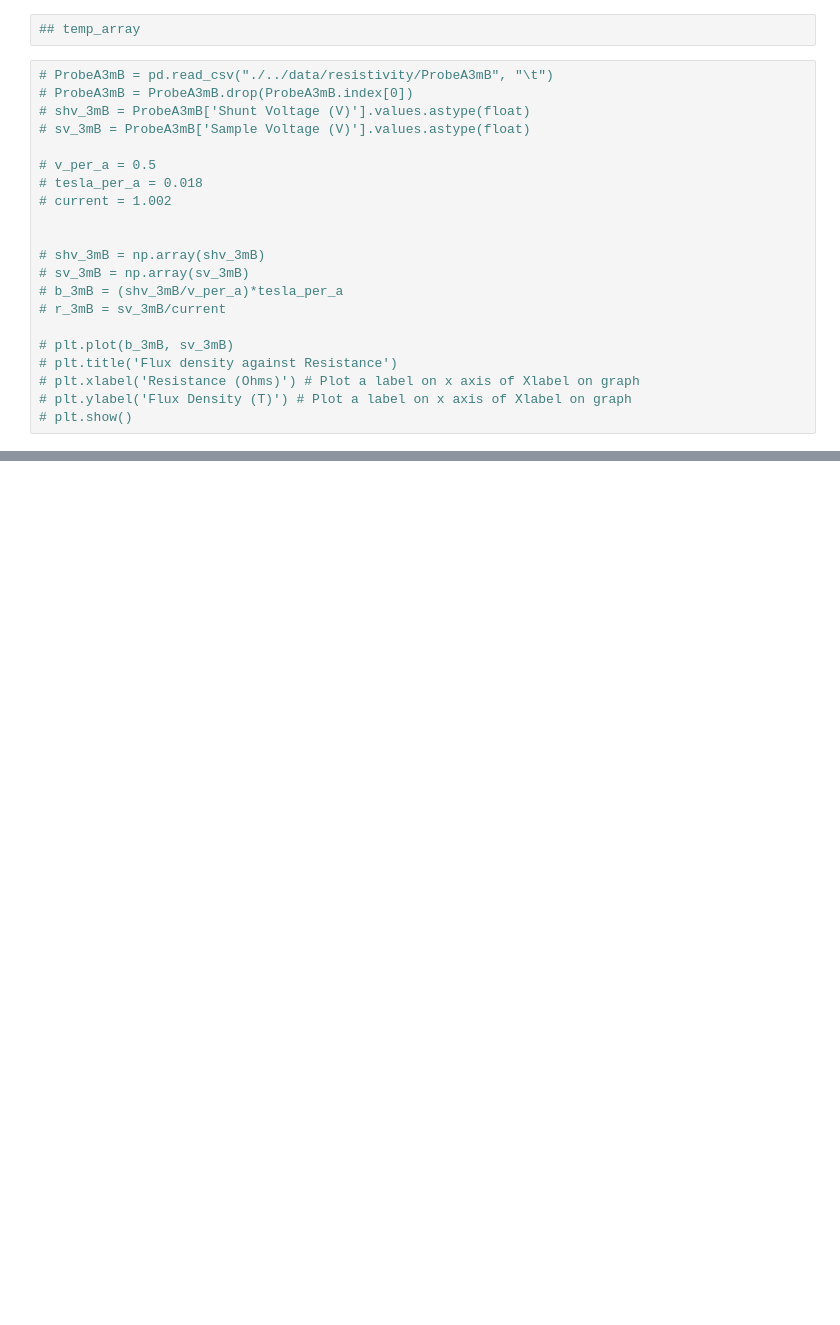
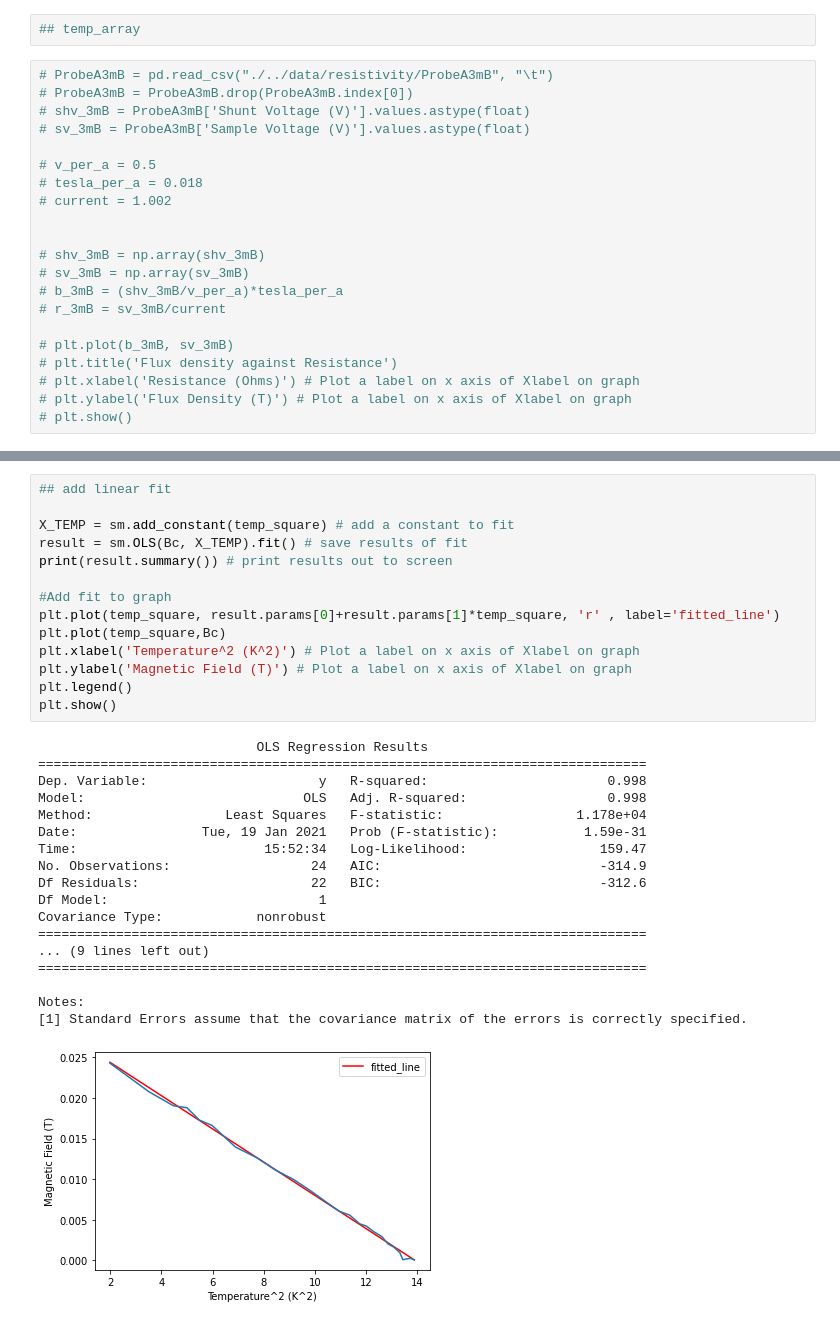
Before and after one commit to a5v/superconductivity, a Jupyter notebook: notebooks/resistivity.ipynb, the cells around one changed output, grey strips where cells are left out. Saved outputs shown, nothing was run; the diff lists cells and outputs as text; blank space fills up the shorter version.

```diff
--- a/notebooks/resistivity.ipynb
+++ b/notebooks/resistivity.ipynb
@@ -233,0 +268,33 @@ plt.plot(isv_array[0],shv_array[0])
+# %%
+## add linear fit
+
+X_TEMP = sm.add_constant(temp_square) # add a constant to fit
+result = sm.OLS(Bc, X_TEMP).fit() # save results of fit
+print(result.summary()) # print results out to screen
+
+#Add fit to graph
+plt.plot(temp_square, result.params[0]+result.params[1]*temp_square, 'r' , label='fitted_line')
+plt.plot(temp_square,Bc)
+plt.xlabel('Temperature^2 (K^2)') # Plot a label on x axis of Xlabel on graph
+plt.ylabel('Magnetic Field (T)') # Plot a label on x axis of Xlabel on graph
+plt.legend()
+plt.show()
+# %% [output]
+                            OLS Regression Results
+==============================================================================
+Dep. Variable:                      y   R-squared:                       0.998
+Model:                            OLS   Adj. R-squared:                  0.998
+Method:                 Least Squares   F-statistic:                 1.178e+04
+Date:                Tue, 19 Jan 2021   Prob (F-statistic):           1.59e-31
+Time:                        15:52:34   Log-Likelihood:                 159.47
+No. Observations:                  24   AIC:                            -314.9
+Df Residuals:                      22   BIC:                            -312.6
+Df Model:                           1
+Covariance Type:            nonrobust
+==============================================================================
+... (9 lines left out)
+==============================================================================
+
+Notes:
+[1] Standard Errors assume that the covariance matrix of the errors is correctly specified.
+[figure, added]
```
Also changed, not shown: parts of 16 cells of this notebook, 2 other files.
